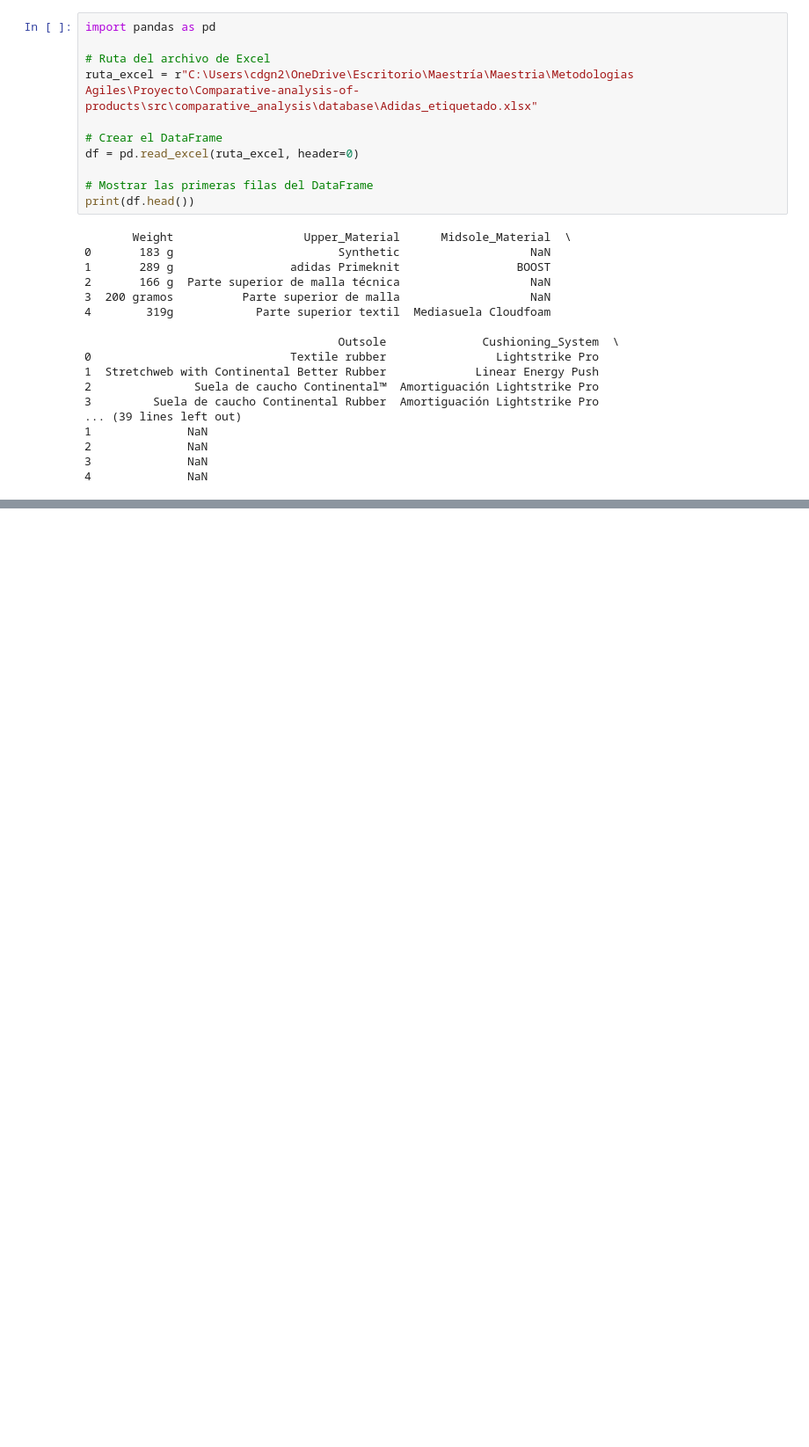
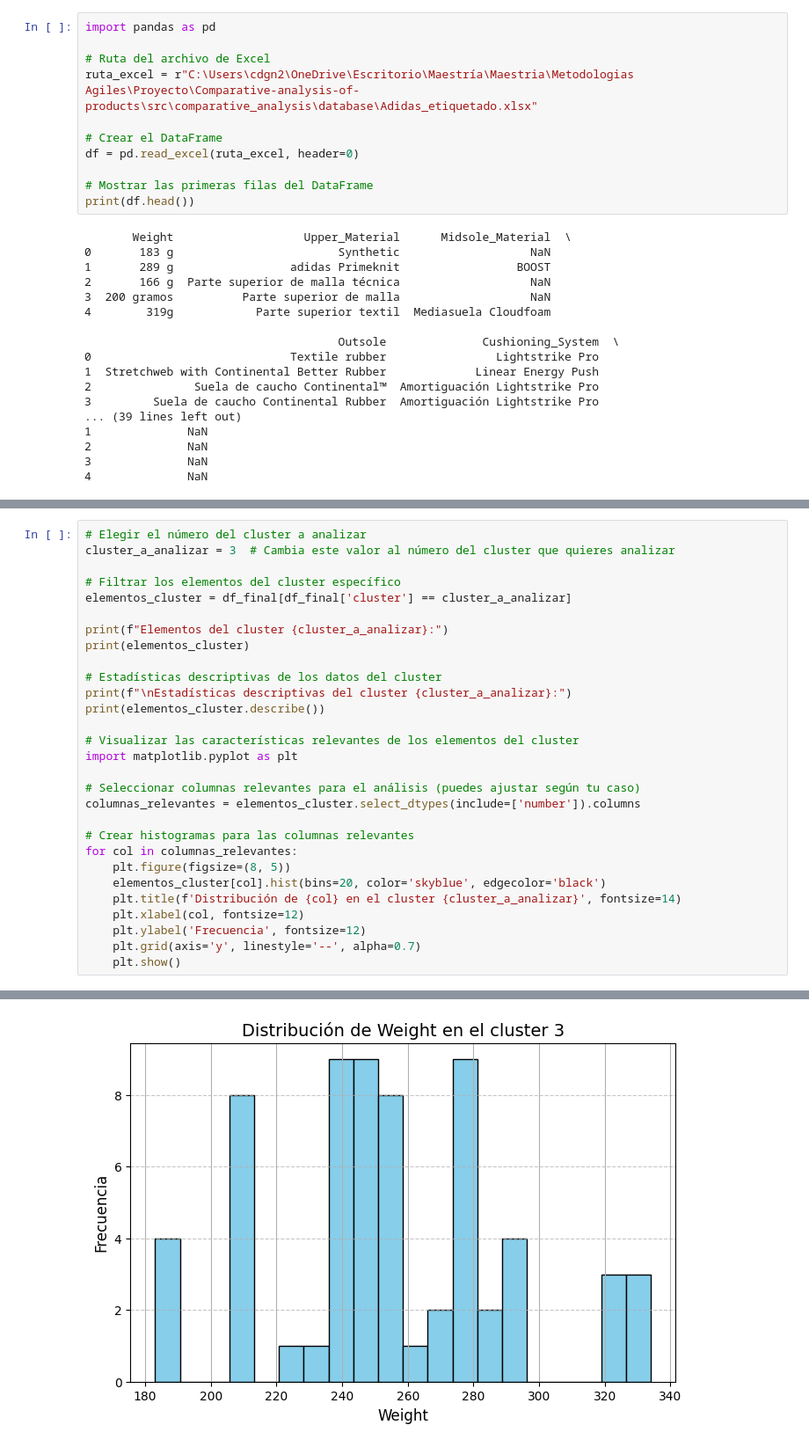
Before and after one commit to JesusDCA22/Grupo-2_Proyecto-Aplicado-Phishing, a Jupyter notebook: src/comparative_analysis/training/test.ipynb, the cells around one changed output, grey strips where cells are left out. Shown at 88% size. Saved outputs shown, nothing was run; the diff lists cells and outputs as text; blank space fills up the shorter version.

```diff
--- a/src/comparative_analysis/training/test.ipynb
+++ b/src/comparative_analysis/training/test.ipynb
@@ -29,0 +321,30 @@ print(df.head())
+# %%
+# Elegir el número del cluster a analizar
+cluster_a_analizar = 3  # Cambia este valor al número del cluster que quieres analizar
+
+# Filtrar los elementos del cluster específico
+elementos_cluster = df_final[df_final['cluster'] == cluster_a_analizar]
+
+print(f"Elementos del cluster {cluster_a_analizar}:")
+print(elementos_cluster)
+
+# Estadísticas descriptivas de los datos del cluster
+print(f"\nEstadísticas descriptivas del cluster {cluster_a_analizar}:")
+print(elementos_cluster.describe())
+
+# Visualizar las características relevantes de los elementos del cluster
+import matplotlib.pyplot as plt
+
+# Seleccionar columnas relevantes para el análisis (puedes ajustar según tu caso)
+columnas_relevantes = elementos_cluster.select_dtypes(include=['number']).columns
+
+# Crear histogramas para las columnas relevantes
+for col in columnas_relevantes:
+    plt.figure(figsize=(8, 5))
+    elementos_cluster[col].hist(bins=20, color='skyblue', edgecolor='black')
+    plt.title(f'Distribución de {col} en el cluster {cluster_a_analizar}', fontsize=14)
+    plt.xlabel(col, fontsize=12)
+    plt.ylabel('Frecuencia', fontsize=12)
+    plt.grid(axis='y', linestyle='--', alpha=0.7)
+    plt.show()
+# %% [output]
@@ -29,0 +368 @@ print(df.head())
+[figure, added]
```
Also changed, not shown: parts of 14 cells of this notebook, 1 other file.
